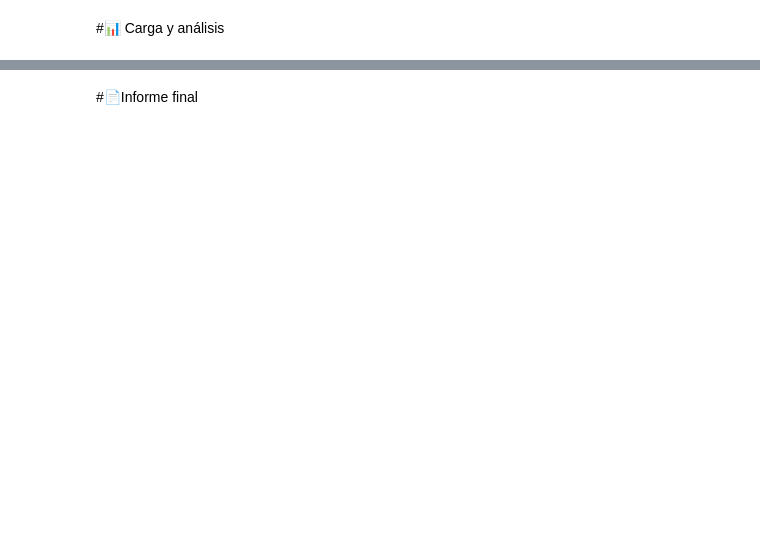
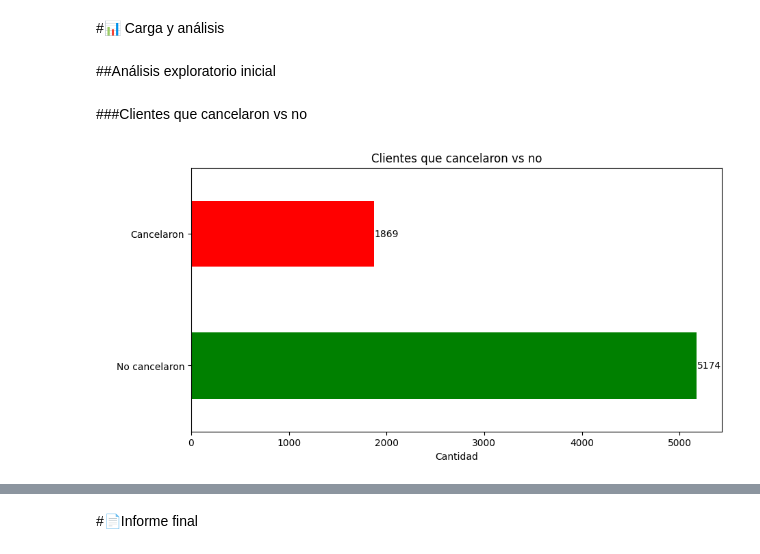
Before and after one commit to Elavat9000/TelecomX_LATAM_challenge2-data-science-LATAM, a Jupyter notebook: TelecomX_Intento2_LATAM.ipynb, the cells around one changed output, grey strips where cells are left out. Drawn from its saved outputs; the diff is of its cells as text; code cells hidden in the pictures; blank space fills up the shorter version.

```diff
--- a/TelecomX_Intento2_LATAM.ipynb
+++ b/TelecomX_Intento2_LATAM.ipynb
@@ -245,2 +258,6 @@ array([0, 1, 2])
 # %% [markdown]
 #📊 Carga y análisis
+# %% [markdown]
+##Análisis exploratorio inicial
+# %% [markdown]
+###Clientes que cancelaron vs no
@@ -246,0 +266,16 @@ array([0, 1, 2])
+# %%
+conteo = df['Churn'].value_counts().rename(index={0: 'No cancelaron', 1: 'Cancelaron'})
+
+fig, ax = plt.subplots(figsize=(10,5))
+conteo.plot(kind='barh', ax=ax, color=['green', 'red'])
+plt.title('Clientes que cancelaron vs no')
+ax.set_xlabel('Cantidad')
+ax.set_ylabel(' ')
+
+# Mostrar los números al lado de cada barra
+for i, (valor) in enumerate(conteo):
+    ax.text(valor + 5, i, str(valor), color='black', fontsize=10, va='center')
+
+plt.show()
+# %% [output]
+[figure, added]
```
Also changed, not shown: parts of 20 cells of this notebook.
